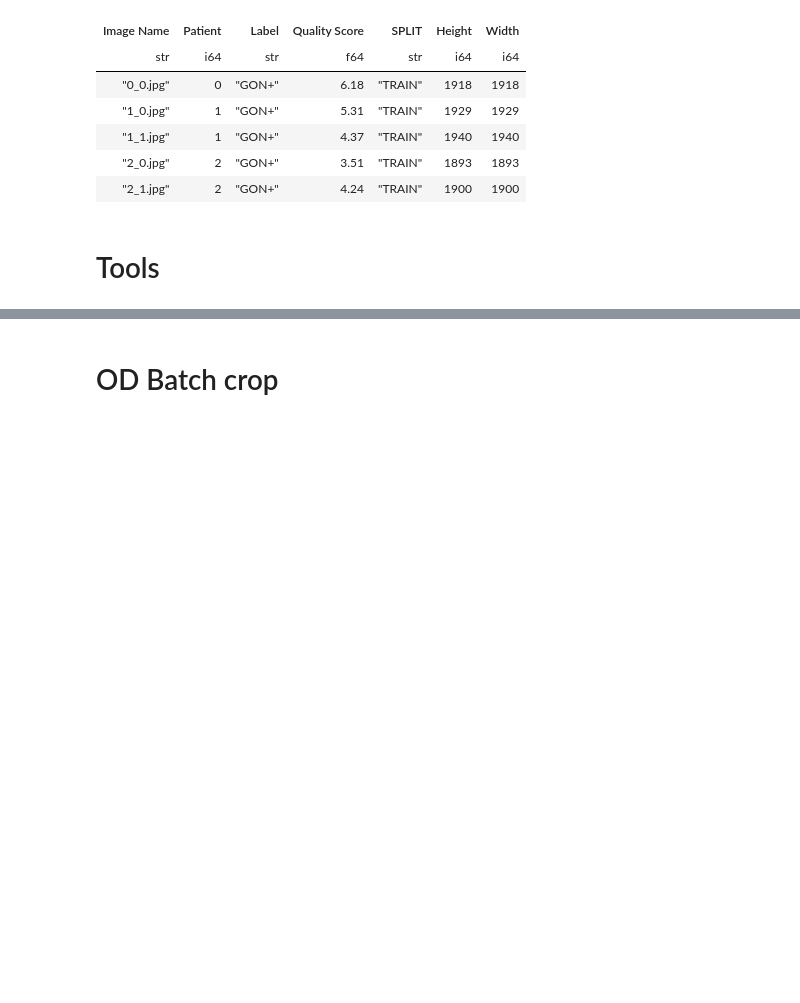
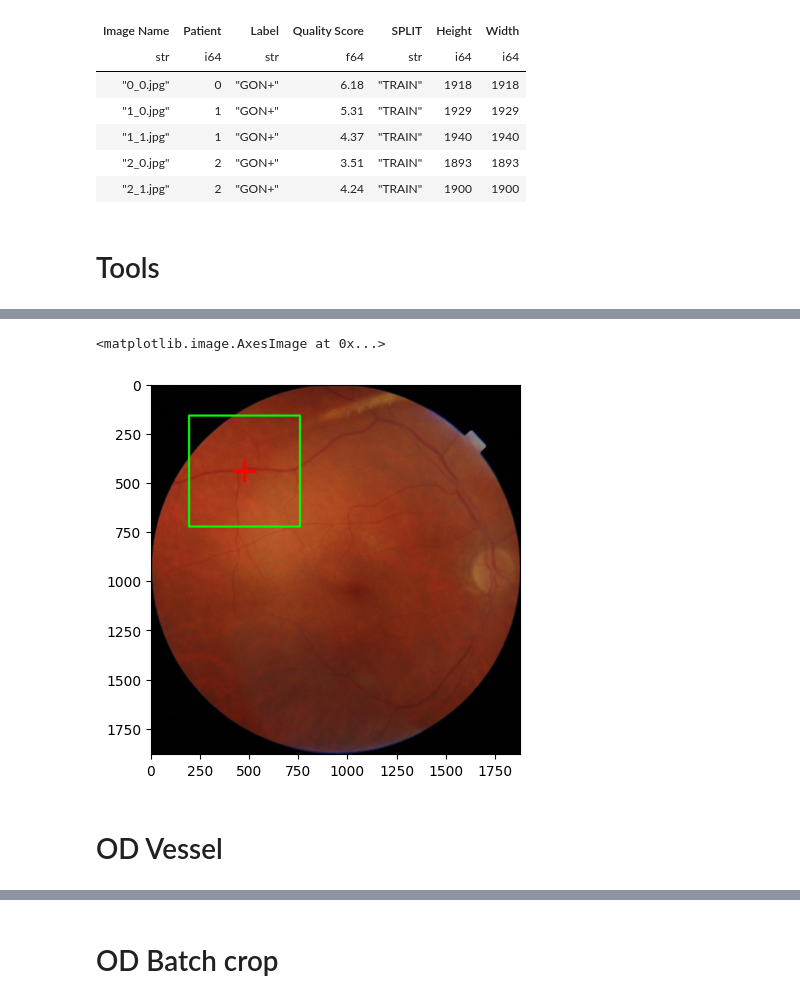
Before and after one commit to mrwhitewhite/HYGD_Dataset, a Jupyter notebook: notebooks/02 Pipelines.ipynb, the cells around one changed output, grey strips where cells are left out. Cells and saved outputs as stored; diff of their text form; code cells hidden in the pictures; blank space fills up the shorter version.

```diff
--- a/notebooks/02 Pipelines.ipynb
+++ b/notebooks/02 Pipelines.ipynb
@@ -153,0 +221,18 @@ plt.imshow(cv2.cvtColor(cropped_resize_img, cv2.COLOR_BGR2RGB))
+# %%
+gray = cv2.cvtColor(img_ori, cv2.COLOR_BGR2GRAY)
+grad = cv2.magnitude(
+    cv2.Sobel(gray, cv2.CV_64F, 1, 0, ksize=sobel_ksize),
+    cv2.Sobel(gray, cv2.CV_64F, 0, 1, ksize=sobel_ksize),
+)
+grad_blur = cv2.GaussianBlur(np.abs(grad), gaussian_blur_kernel, 0)
+_, _, _, loc_texture = cv2.minMaxLoc(
+    cv2.bitwise_and(np.abs(grad_blur), np.abs(grad_blur), mask=fov_mask)
+)
+
+plt.imshow(cv2.cvtColor(mark(img_ori, loc_texture, crop_ratio=0.3), cv2.COLOR_BGR2RGB))
+# plt.imshow(grad_blur, cmap="gray")
+# %% [output]
+<matplotlib.image.AxesImage at 0x...>
+[figure, added]
+# %% [markdown]
+# OD Vessel
```
Also changed, not shown: parts of 26 cells of this notebook.
